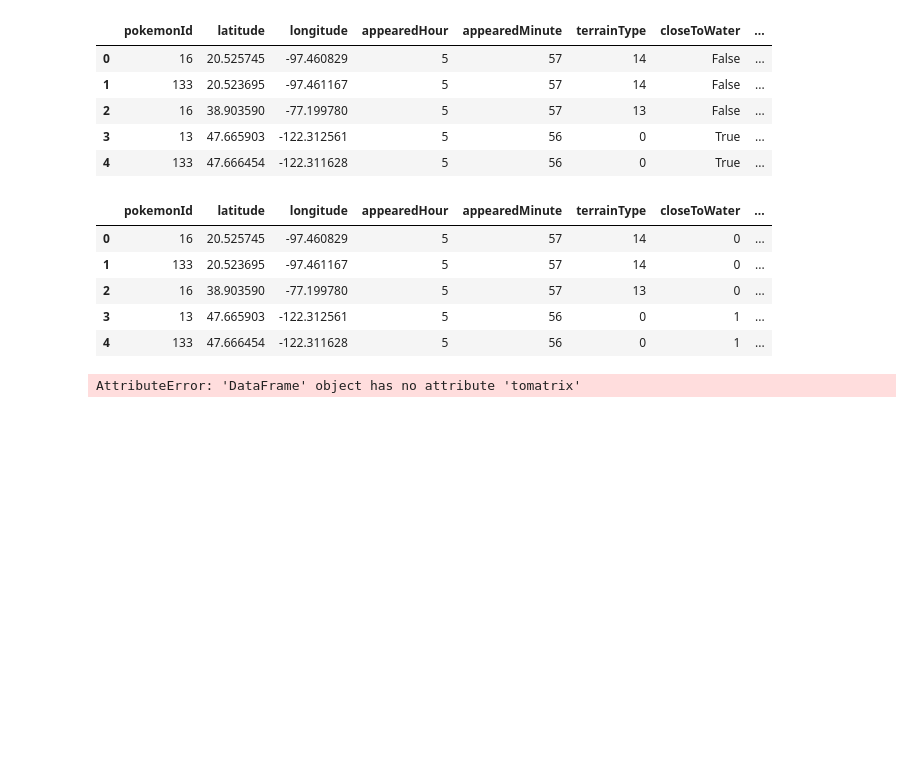
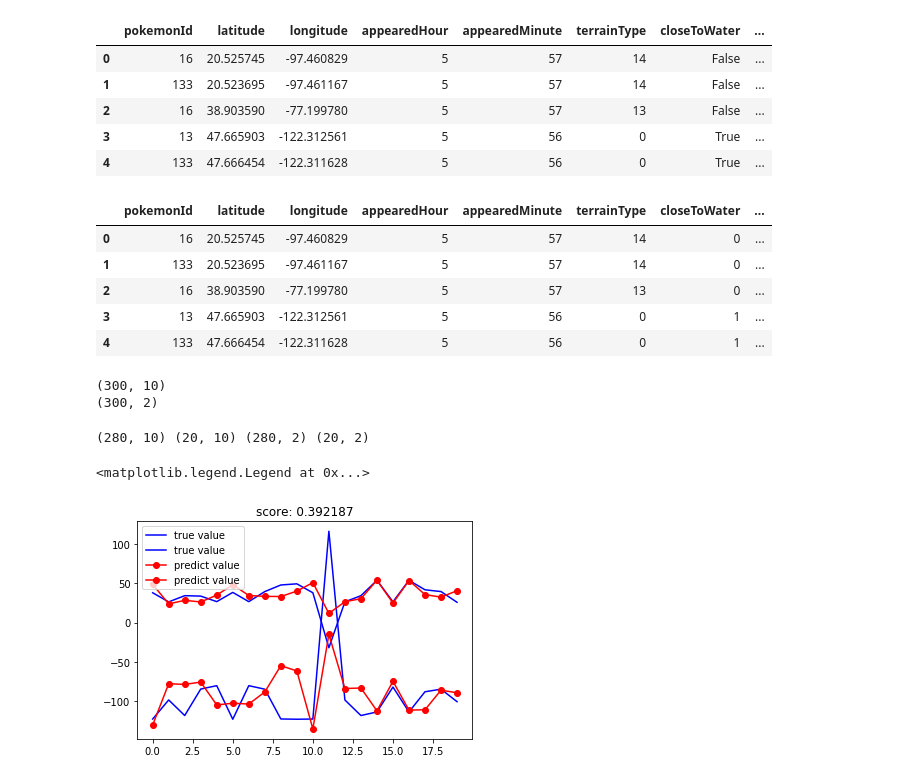
Before and after one commit to tingyuli96/pokemonCatch, a Jupyter notebook: FeatureExtraction/FeatureSelection.ipynb, the cells around one changed output. Drawn from its saved outputs; the diff is of its cells as text; code cells hidden in the pictures; blank space fills up the shorter version.

```diff
--- a/FeatureExtraction/FeatureSelection.ipynb
+++ b/FeatureExtraction/FeatureSelection.ipynb
@@ -48,6 +50,26 @@ ReducedData.head()
 | 3 | 13 | 47.665903 | -122.312561 | 5 | 56 | 0 | 1 | ... |
 | 4 | 133 | 47.666454 | -122.311628 | 5 | 56 | 0 | 1 | ... |
 # %%
-Datamaxtrix = ReducedData.tomatrix()
+Datamaxtrix = ReducedData.as_matrix()
-# %% [output]
-AttributeError: 'DataFrame' object has no attribute 'tomatrix'
+# %%
+x = np.array(Datamaxtrix[:,3:-1])
+y = np.array(Datamaxtrix[:,1:3])
+print(np.shape(x))
+print(np.shape(y))
+# %% [output]
+(300, 10)
+(300, 2)
+# %%
+randomindex = np.random.choice(300, 300, replace=False)
+# %%
+#Reindex
+x = x[randomindex,:]
+y = y[randomindex,:]
+#Split into Training and Testing
+x_train = x[0:280,:]
+x_test = x[280:300,:]
+y_train = y[0:280,:]
+y_test = y[280:300,:]
+print(np.shape(x_train),np.shape(x_test),np.shape(y_train),np.shape(y_test))
+# %% [output]
+(280, 10) (20, 10) (280, 2) (20, 2)
@@ -53,0 +79,14 @@ AttributeError: 'DataFrame' object has no attribute 'tomatrix'
+# %%
+model_LinearRegression = linear_model.LinearRegression()
+model = model_LinearRegression
+model.fit(x_train,y_train)
+score = model.score(x_test, y_test)
+result = model.predict(x_test)
+plt.figure()
+plt.plot(np.arange(len(result)), y_test,'b',label='true value')
+plt.plot(np.arange(len(result)),result,'ro-',label='predict value')
+plt.title('score: %f'%score)
+plt.legend()
+# %% [output]
+<matplotlib.legend.Legend at 0x...>
+[figure, added]
```
Also changed, not shown: parts of 2 cells of this notebook.
